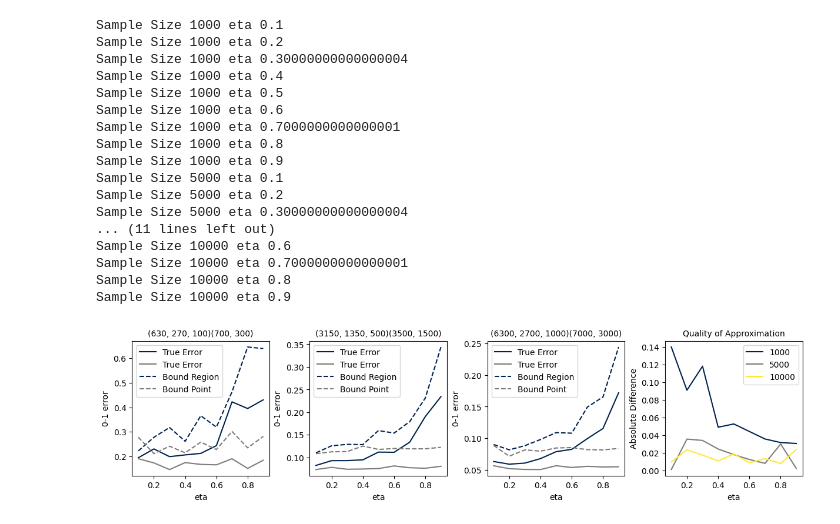
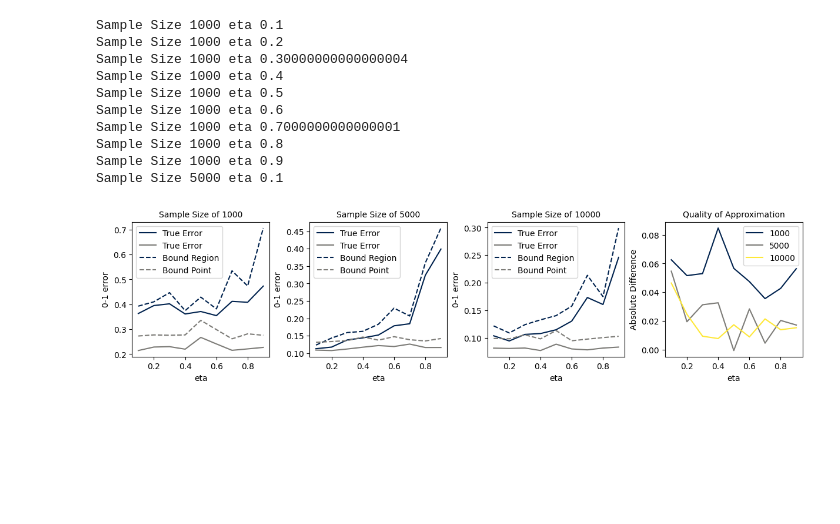
Before and after one commit to ThomasWalker1/Generalization-of-Neural-Networks, a Jupyter notebook: Generalization in Deep Learning/Research Question/experiment_mnist2.ipynb, the cells around one changed output. Cells and saved outputs as stored; diff of their text form; code cells hidden in the pictures; blank space fills up the shorter version.

Commit message:
MNIST Tightness Bounds

```diff
--- a/Generalization in Deep Learning/Research Question/experiment_mnist2.ipynb
+++ b/Generalization in Deep Learning/Research Question/experiment_mnist2.ipynb
@@ -166,9 +166,9 @@ def get_bound(num_samples, eta, zeta, gamma, alpha, delta):
     bound_region=(1-empirical_accuracy)+np.sqrt(log_component/2)
     bound_point=(1-empirical_accuracy_full)+np.sqrt(np.log(1/delta)/(2*num_empirical_error_full))
 
-    return 1-true_accuracy_region, 1-true_accuracy_point, bound_region, bound_point, ci_difference, 1-(delta+alpha*(1-delta)), num_approx, num_empirical_error, num_train, num_train_full, num_empirical_error_full
+    return 1-true_accuracy_region, 1-true_accuracy_point, bound_region, bound_point, ci_difference, 1-(delta+alpha*(1-delta))
 # %%
-ZETA=0.3
+ZETA=0.5
 GAMMA=0.5
 ALPHA=0.025
 DELTA=0.025
@@ -183,25 +183,15 @@ empirical_errors=[[] for n in range(N)]
 bounds_region=[[] for n in range(N)]
 bounds_point=[[] for n in range(N)]
 ci_diffs=[[] for n in range(N)]
-n_as=[[] for n in range(N)]
-n_es=[[] for n in range(N)]
-n_ts=[[] for n in range(N)]
-n_tfs=[[] for n in range(N)]
-n_efs=[[] for n in range(N)]
 
 for k,sample_size in enumerate(SAMPLE_SIZES):
     for eta in ETAS:
-        true_error_region, true_error_point, bound_region, bound_point, ci_diff, con, n_a, n_e, n_t, n_tf, n_ef = get_bound(sample_size,eta,ZETA,GAMMA,ALPHA,DELTA)
+        true_error_region, true_error_point, bound_region, bound_point, ci_diff, con = get_bound(sample_size,eta,ZETA,GAMMA,ALPHA,DELTA)
         true_errors_region[k].append(true_error_region)
         true_errors_point[k].append(true_error_point)
         bounds_region[k].append(bound_region)
         bounds_point[k].append(bound_point)
         ci_diffs[k].append(ci_diff)
-        n_as[k].append(n_a)
-        n_es[k].append(n_e)
-        n_ts[k].append(n_t)
-        n_tfs[k].append(n_tf)
-        n_efs[k].append(n_ef)
         print('Sample Size {} eta {}'.format(sample_size,eta))
 # %% [output]
 Sample Size 1000 eta 0.1
@@ -214,33 +204,26 @@ Sample Size 1000 eta 0.7000000000000001
 Sample Size 1000 eta 0.8
 Sample Size 1000 eta 0.9
 Sample Size 5000 eta 0.1
-Sample Size 5000 eta 0.2
-Sample Size 5000 eta 0.30000000000000004
-... (11 lines left out)
-Sample Size 10000 eta 0.6
-Sample Size 10000 eta 0.7000000000000001
-Sample Size 10000 eta 0.8
-Sample Size 10000 eta 0.9
 # %%
 fig, axs = plt.subplots(1,len(SAMPLE_SIZES)+1,figsize=(12,3),layout='constrained')
 colors = plt.cm.cividis(np.linspace(0, 1, 3))
 for i, ax in enumerate(axs):
     if i<N:
         ax.plot(ETAS, true_errors_region[i], label='True Error', c=colors[0])
         ax.plot(ETAS, true_errors_point[i], label='True Error', c=colors[1])
         ax.plot(ETAS, bounds_region[i], label='Bound Region', c=colors[0], linestyle='dashed')
         ax.plot(ETAS, bounds_point[i], label='Bound Point', c=colors[1], linestyle='dashed')
         ax.set_xlabel('eta')
         ax.set_ylabel('0-1 error')
-        ax.set_title('({}, {}, {})({}, {})'.format(n_ts[i][0],n_es[i][0],n_as[i][0],n_tfs[i][0],n_efs[i][0]), fontsize=10)
+        ax.set_title('Sample Size of {}'.format(SAMPLE_SIZES[i]), fontsize=10)
         ax.legend()
     else:
         for k, ci_diff in enumerate(ci_diffs):
             ax.plot(ETAS, ci_diff, label=SAMPLE_SIZES[k], c=colors[k])
             ax.set_xlabel('eta')
             ax.set_ylabel('Absolute Difference')
             ax.set_title('Quality of Approximation', fontsize=10)
         ax.legend()
-plt.savefig('plots/MNIST_Zeta_03.png')
+plt.savefig('plots/MNIST_Zeta_05.png')
 # %% [output]
-[figure, old version]
+[figure, new version]
```
Also changed, not shown: 5 other files.
